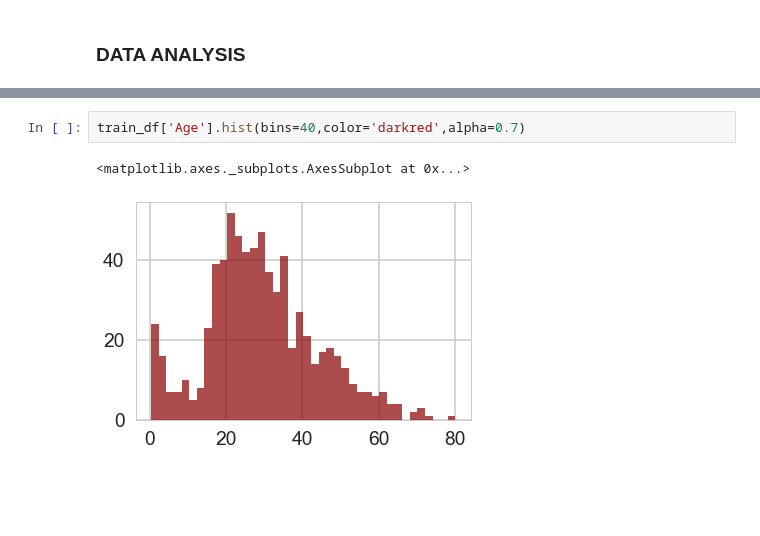
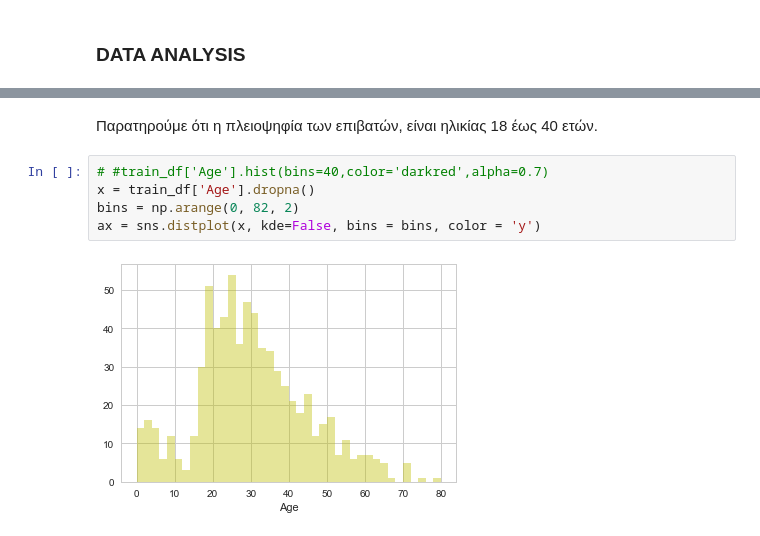
Before and after one commit to stefanosarta/titanic, a Jupyter notebook: titanic.ipynb, the cells around one changed output, grey strips where cells are left out. Cells and saved outputs as stored; diff of their text form; blank space fills up the shorter version.

```diff
--- a/titanic.ipynb
+++ b/titanic.ipynb
@@ -166,7 +187,11 @@ sns.countplot(x='Survived',hue='Sex',data=train_df,palette='viridis')
-# %%
-train_df['Age'].hist(bins=40,color='darkred',alpha=0.7)
-# %% [output]
-<matplotlib.axes._subplots.AxesSubplot at 0x...>
-[figure, removed]
+# %% [markdown]
+Παρατηρούμε ότι η πλειοψηφία των επιβατών, είναι ηλικίας 18 έως 40 ετών.
+# %%
+# #train_df['Age'].hist(bins=40,color='darkred',alpha=0.7)
+x = train_df['Age'].dropna()
+bins = np.arange(0, 82, 2)
+ax = sns.distplot(x, kde=False, bins = bins, color = 'y')
+# %% [output]
+[figure, added]
 # %%
 # ΕΛΕΓΧΟΣ ΗΛΙΚΙΑΣ
```
Also changed, not shown: parts of 11 cells of this notebook.
